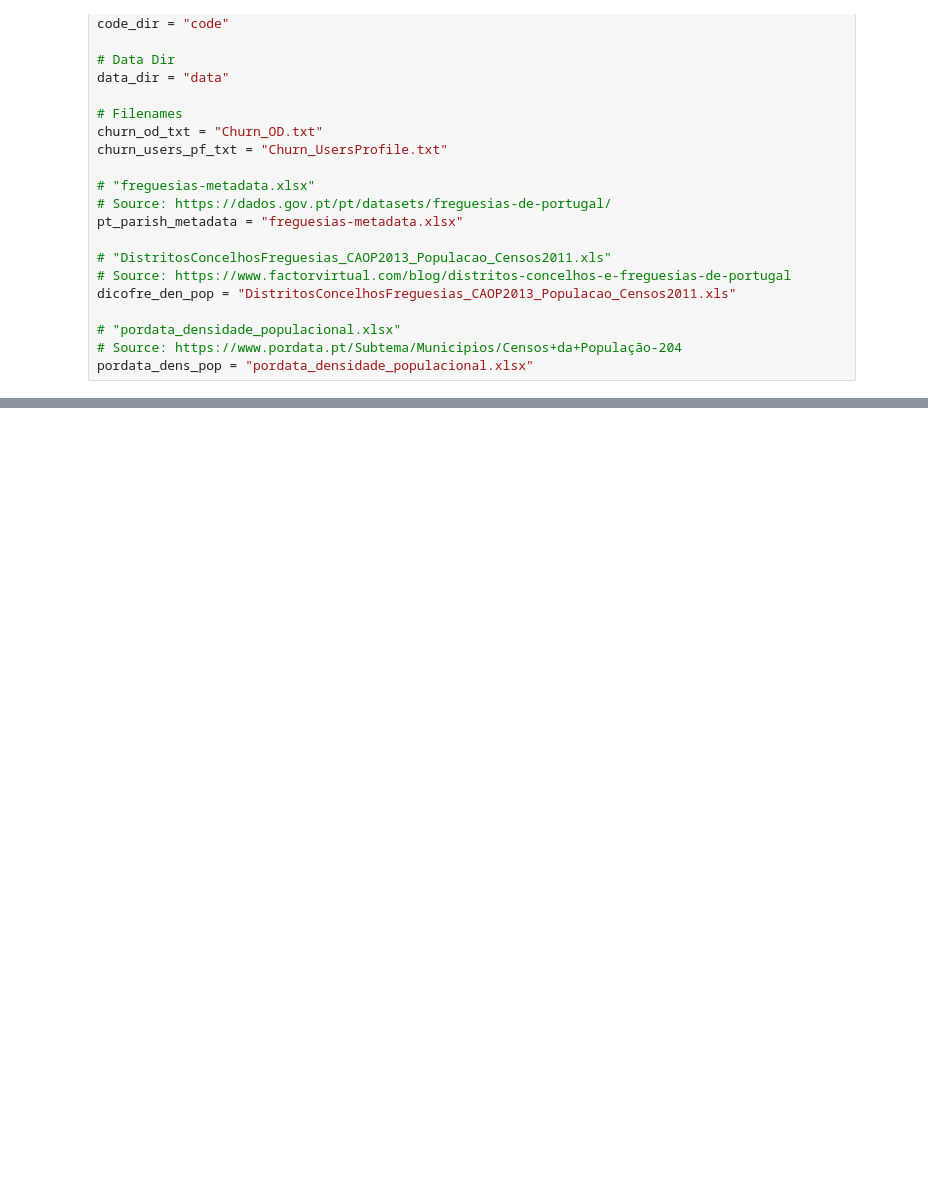
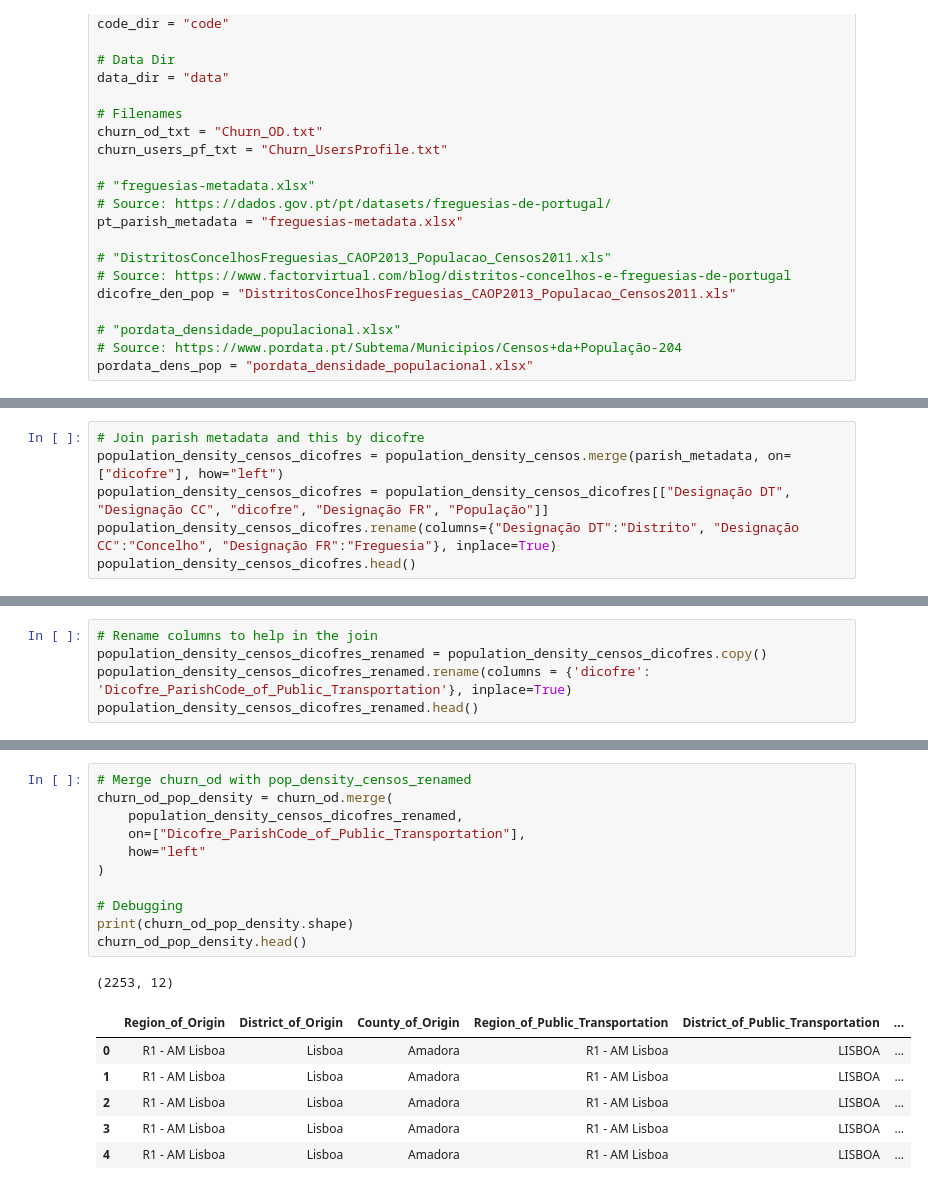
Before and after one commit to TiagoFilipeSousaGoncalves/wdl-tech-moguls, a Jupyter notebook: task1.ipynb, the cells around one changed output, grey strips where cells are left out. Drawn from its saved outputs; the diff is of its cells as text; blank space fills up the shorter version.

```diff
--- a/task1.ipynb
+++ b/task1.ipynb
@@ -93,0 +103,6 @@ print(f"Countis of Origin and their Population Densities:\n{pop_dens_orig_cnty}"
+# %%
+# Join parish metadata and this by dicofre
+population_density_censos_dicofres = population_density_censos.merge(parish_metadata, on=["dicofre"], how="left")
+population_density_censos_dicofres = population_density_censos_dicofres[["Designação DT", "Designação CC", "dicofre", "Designação FR", "População"]]
+population_density_censos_dicofres.rename(columns={"Designação DT":"Distrito", "Designação CC":"Concelho", "Designação FR":"Freguesia"}, inplace=True)
+population_density_censos_dicofres.head()
@@ -93,0 +158,5 @@ print(f"Countis of Origin and their Population Densities:\n{pop_dens_orig_cnty}"
+# %%
+# Rename columns to help in the join
+population_density_censos_dicofres_renamed = population_density_censos_dicofres.copy()
+population_density_censos_dicofres_renamed.rename(columns = {'dicofre': 'Dicofre_ParishCode_of_Public_Transportation'}, inplace=True)
+population_density_censos_dicofres_renamed.head()
@@ -93,0 +170,19 @@ print(f"Countis of Origin and their Population Densities:\n{pop_dens_orig_cnty}"
+# %%
+# Merge churn_od with pop_density_censos_renamed
+churn_od_pop_density = churn_od.merge(
+    population_density_censos_dicofres_renamed,
+    on=["Dicofre_ParishCode_of_Public_Transportation"],
+    how="left"
+)
+
+# Debugging
+print(churn_od_pop_density.shape)
+churn_od_pop_density.head()
+# %% [output]
+(2253, 12)
+|  | Region_of_Origin | District_of_Origin | County_of_Origin | Region_of_Public_Transportation | District_of_Public_Transportation | ... |
+| 0 | R1 - AM Lisboa | Lisboa | Amadora | R1 - AM Lisboa | LISBOA | ... |
+| 1 | R1 - AM Lisboa | Lisboa | Amadora | R1 - AM Lisboa | LISBOA | ... |
+| 2 | R1 - AM Lisboa | Lisboa | Amadora | R1 - AM Lisboa | LISBOA | ... |
+| 3 | R1 - AM Lisboa | Lisboa | Amadora | R1 - AM Lisboa | LISBOA | ... |
+| 4 | R1 - AM Lisboa | Lisboa | Amadora | R1 - AM Lisboa | LISBOA | ... |
```
Also changed, not shown: parts of 11 cells of this notebook, 2 other files.
